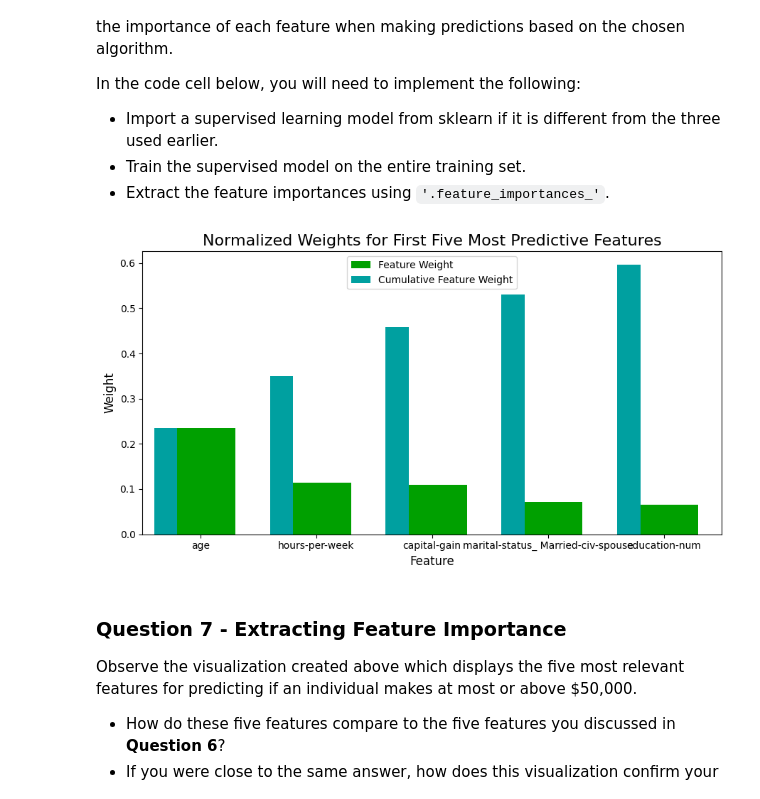
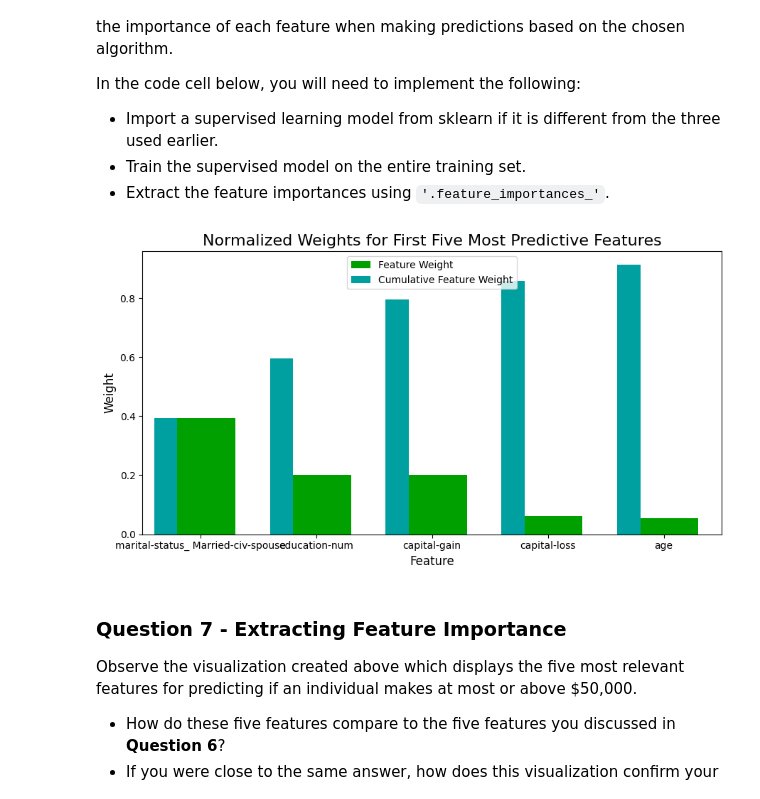
Before and after one commit to ReemAyman/Finding-Donors, a Jupyter notebook: finding_donors.ipynb, the cells around one changed output. Saved outputs shown, nothing was run; the diff lists cells and outputs as text; code cells hidden in the pictures.

```diff
--- a/finding_donors.ipynb
+++ b/finding_donors.ipynb
@@ -563,19 +617,18 @@ In the code cell below, you will need to implement the following:
  - Extract the feature importances using `'.feature_importances_'`.
 # %%
 # Import a supervised learning model that has 'feature_importances_'
-from sklearn.ensemble import GradientBoostingClassifier
 
 # Train the supervised model on the training set using .fit(X_train, y_train)
-model = RandomForestClassifier()
+model = GradientBoostingClassifier()
 model.fit(X_train, y_train)
 
 # Extract the feature importances using .feature_importances_
 importances = model.feature_importances_
 
 # Plot
 vs.feature_plot(importances, X_train, y_train)
 # %% [output]
-[figure, old version]
+[figure, new version]
 # %% [markdown]
 ### Question 7 - Extracting Feature Importance
 
```
Also changed, not shown: parts of 16 cells of this notebook, 2 other files.
